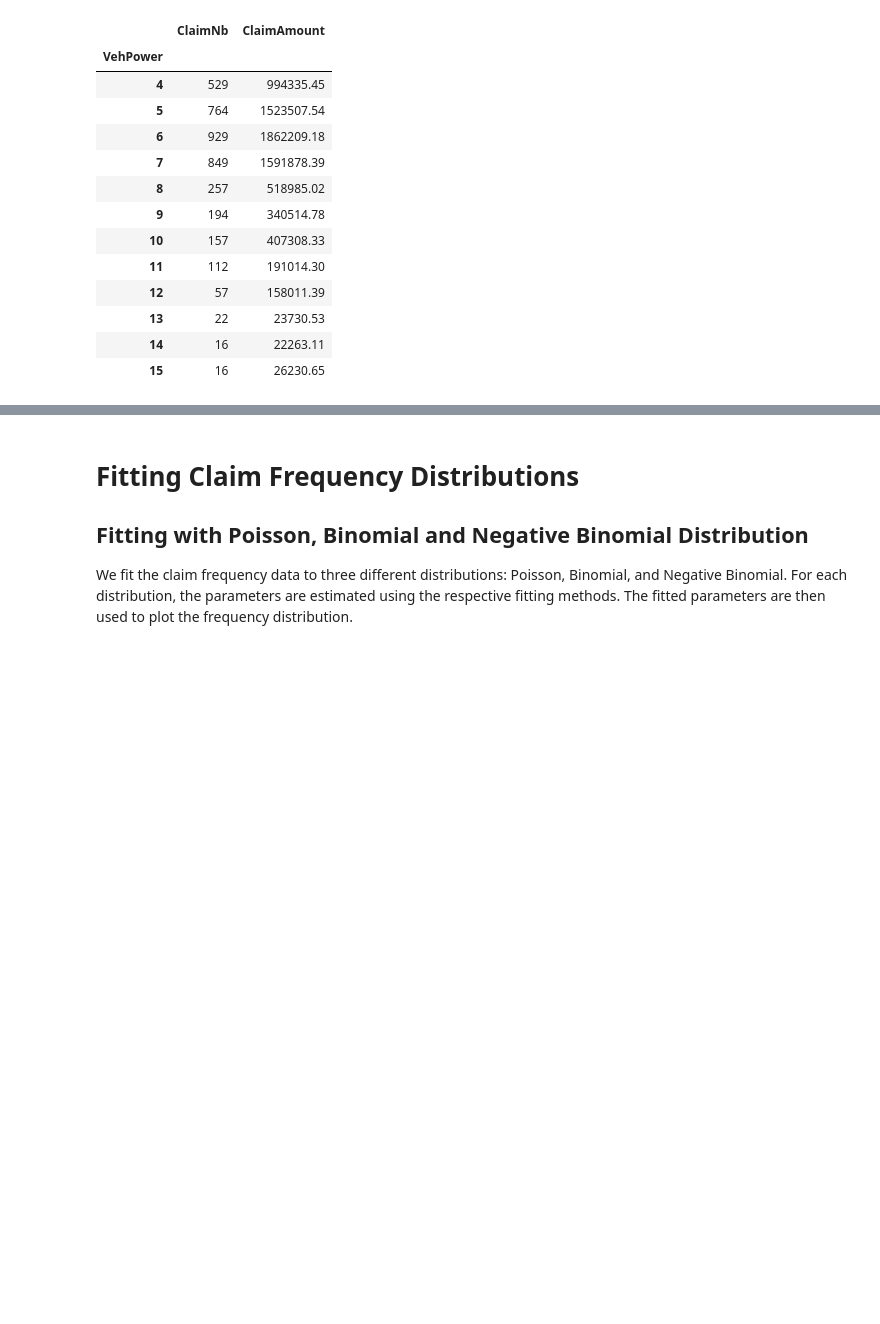
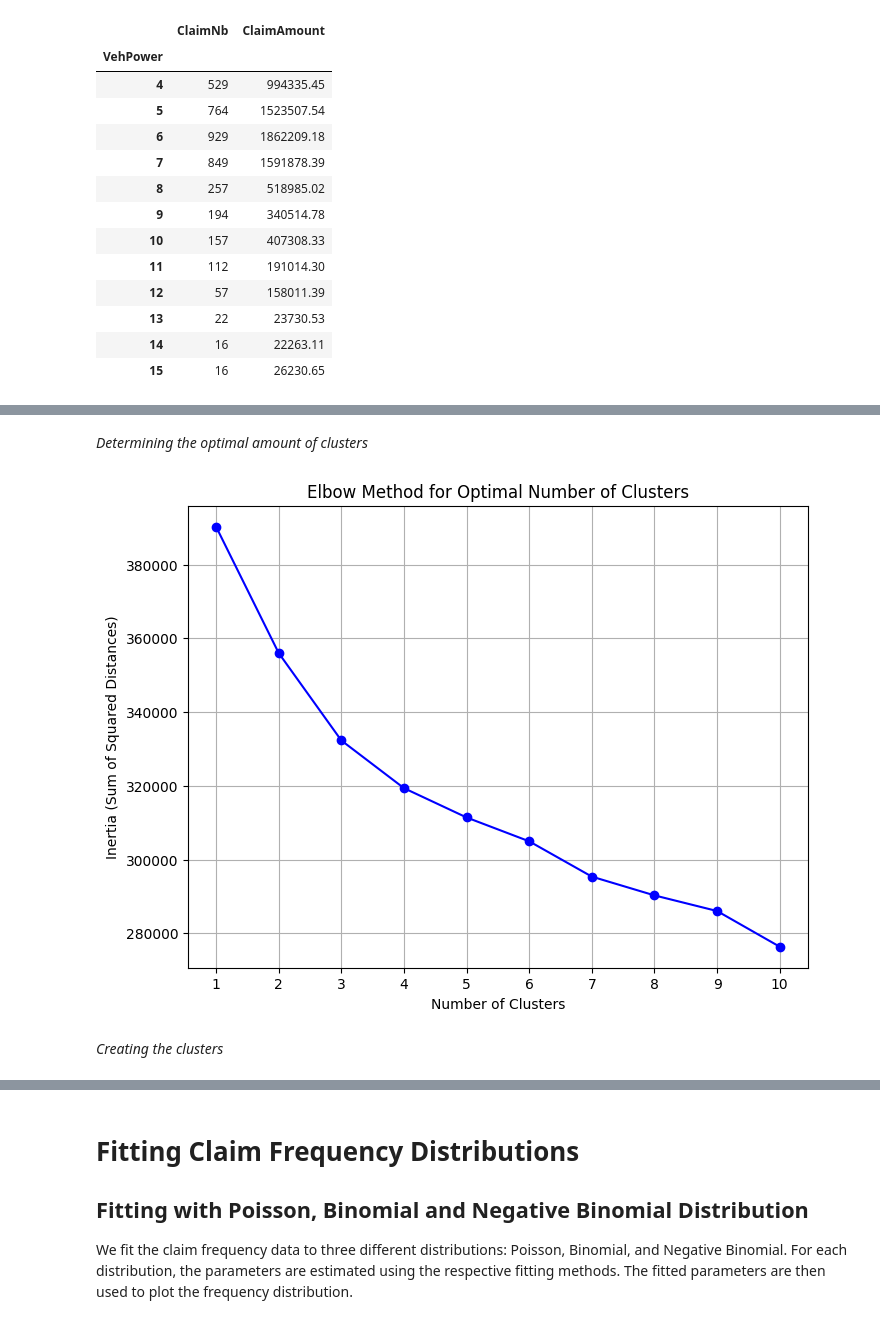
Before and after one commit to ThomasDeConinck/Assurance-Code-Python, a Jupyter notebook: assurances Code Python Case.ipynb, the cells around one changed output, grey strips where cells are left out. Saved outputs shown, nothing was run; the diff lists cells and outputs as text; code cells hidden in the pictures; blank space fills up the shorter version.

```diff
--- a/assurances Code Python Case.ipynb
+++ b/assurances Code Python Case.ipynb
@@ -14,4 +18,4 @@ import seaborn as sns
 # %%
 # Load the claims data file into a DataFrame
-file_path = "/Users/thomasdeconinck/Documents/GitHub/Assurance-Code-Python/claim_data_group4_2024.csv"
+file_path = "/Users/marievegendron/Documents/GitHub/Assurance-Code-Python/claim_data_group4_2024.csv"
 claims_data = pd.read_csv(file_path)
@@ -218,0 +264,46 @@ pd.concat([total_claims_by_vech_power_frequency, total_claims_by_vech_power_seve
+# %% [markdown]
+*Determining the optimal amount of clusters*
+# %%
+# Step 1: Ensure df_1 is a correct copy of claims_data
+df_1 = claims_data.copy()
+
+# Columns to consider for clustering:
+categorical_columns = ['Age Group', 'Vehicle Group', 'Vehicle power', 'Bonus / Malus', 'Area', 'Region']
+
+# Step 2: Data Preprocessing using ColumnTransformer
+# One-hot encode categorical columns
+preprocessor = ColumnTransformer(
+    transformers=[
+        ('cat', OneHotEncoder(), categorical_columns)
+    ])
+
+# Step 3: Elbow method to determine the optimal number of clusters
+inertia = []
+cluster_range = range(1, 11)  # Test for clusters from 1 to 10
+
+for n_clusters in cluster_range:
+    # Build pipeline with KMeans clustering for each n_clusters
+    pipeline = Pipeline(steps=[('preprocessor', preprocessor),
+                               ('kmeans', KMeans(n_clusters=n_clusters, random_state=42))])
+
+    # Fit the pipeline to the data
+    pipeline.fit(df_1)
+
+    # Append the inertia (sum of squared distances to centroids)
+    inertia.append(pipeline.named_steps['kmeans'].inertia_)
+
+# Step 4: Plot the elbow curve
+plt.figure(figsize=(8, 6))
+plt.plot(cluster_range, inertia, marker='o', color='b')
+plt.title('Elbow Method for Optimal Number of Clusters')
+plt.xlabel('Number of Clusters')
+plt.ylabel('Inertia (Sum of Squared Distances)')
+plt.xticks(cluster_range)
+plt.grid(True)
+plt.show()
+
+# The inertia drops sharply from 1 to 3 clusters, with diminishing returns after 3. The elbow is at 3 clusters, suggesting that 3 clusters is likely the optimal number (WCSS).
+# %% [output]
+[figure, added]
+# %% [markdown]
+*Creating the clusters*
```
Also changed, not shown: parts of 55 cells of this notebook.
